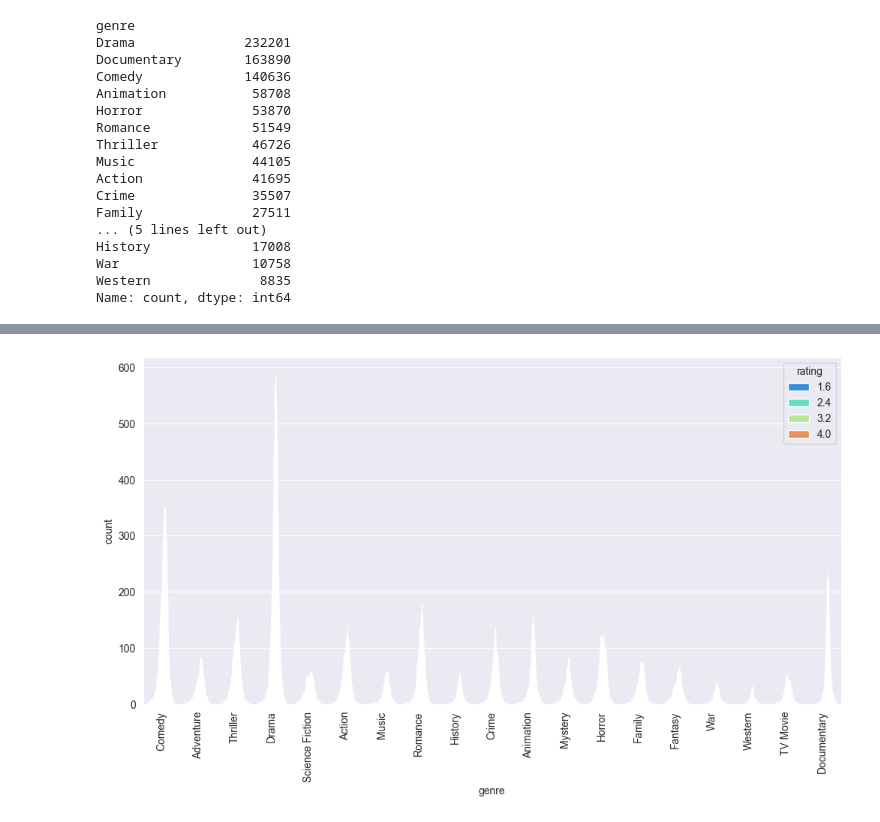
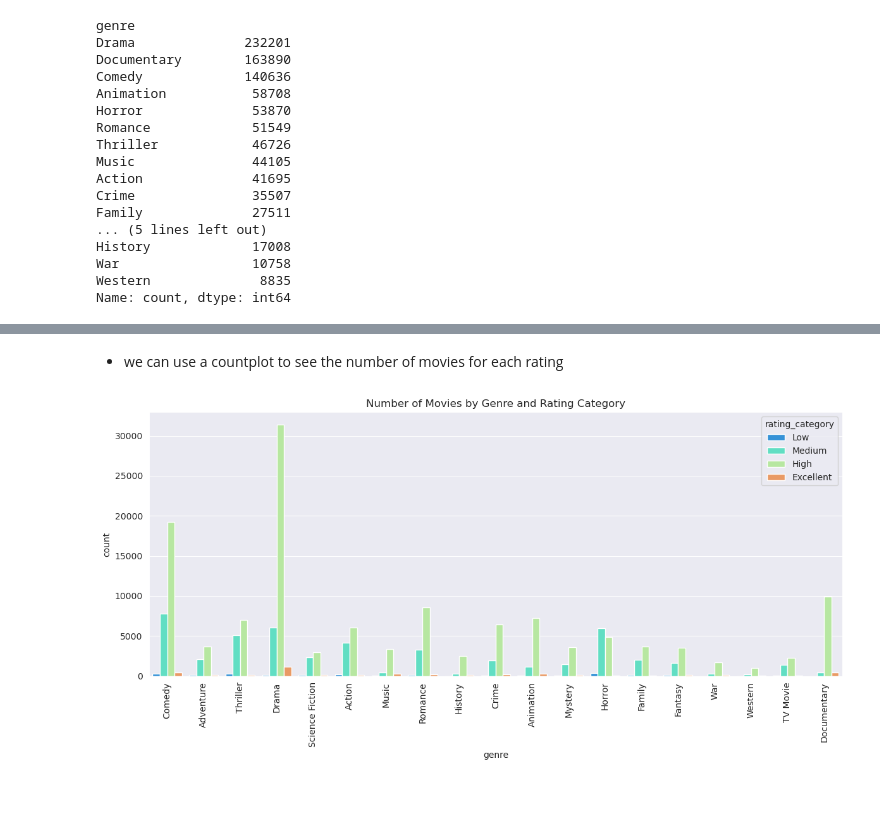
Before and after one commit to LudwingKun/IUM_TWEB_Bissal_Lombardozzi, a Jupyter notebook: MainDirectory/DataAnalisis_IUM/notebook/genres.ipynb, the cells around one changed output, grey strips where cells are left out. Cells and saved outputs as stored; diff of their text form; code cells hidden in the pictures; blank space fills up the shorter version.

Commit message:
fix all notebooks commentede, and few fix issue in plot from countries.ipynb and genres.ipynb

```diff
--- a/MainDirectory/DataAnalisis_IUM/notebook/genres.ipynb
+++ b/MainDirectory/DataAnalisis_IUM/notebook/genres.ipynb
@@ -90,7 +96,17 @@ plt.show()
-# %%
-plt.figure(figsize=(12, 6))
-sns.countplot(data=df_movies_genres, x='genre', hue='rating', palette='rainbow', dodge=True, width=0.8)
-plt.xticks(rotation=90)
-plt.show()
-# %% [output]
-[figure, removed]
+# %% [markdown]
+- we can use a countplot to see the number of movies for each rating
+# %%
+df_movies_genres['rating_category'] = pd.cut(
+    df_movies_genres['rating'],
+    bins=[0, 2, 3, 4, 5],
+    labels=['Low', 'Medium', 'High', 'Excellent']
+)
+
+plt.figure(figsize=(12, 6))
+sns.countplot(data=df_movies_genres, x='genre', hue='rating_category', palette='rainbow')
+plt.xticks(rotation=90)
+plt.title("Number of Movies by Genre and Rating Category")
+plt.tight_layout()
+plt.show()
+# %% [output]
+[figure, added]
```
Also changed, not shown: parts of 6 cells of this notebook, 2 other files.
